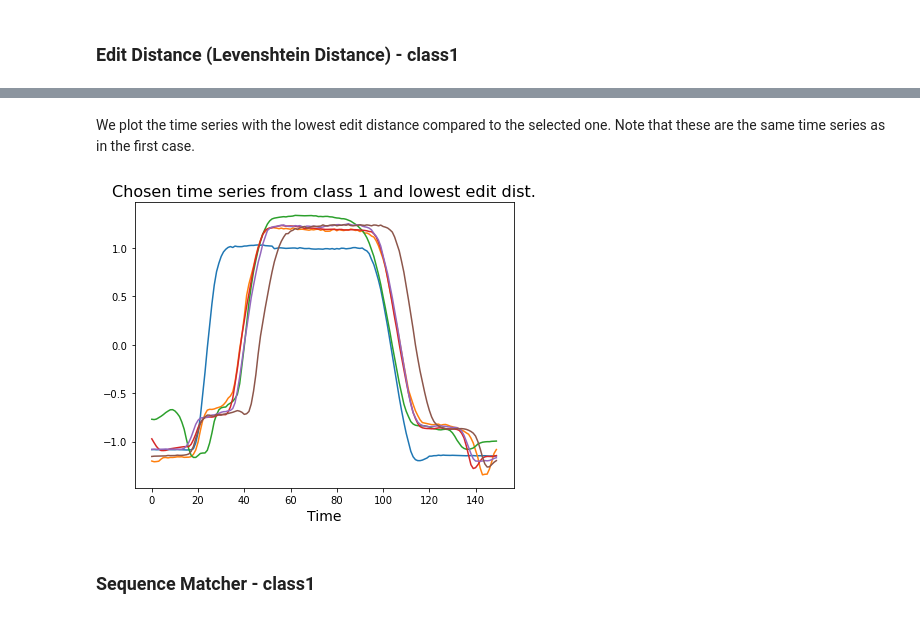
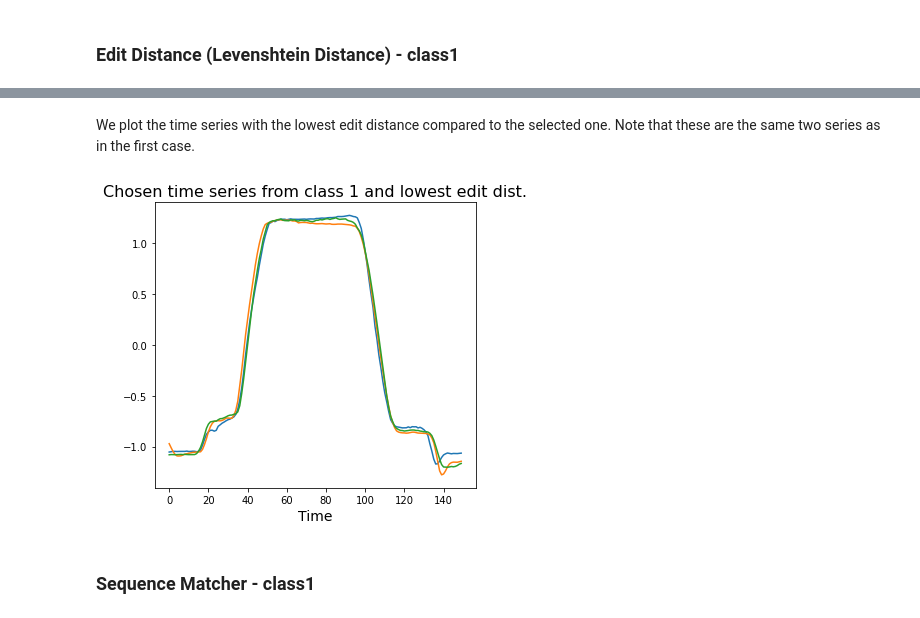
Before and after one commit to backspacer303/naucno-izracunavanje-projekat-2022, a Jupyter notebook: sfa_examples.ipynb, the cells around one changed output, grey strips where cells are left out. Cells and saved outputs as stored; diff of their text form; code cells hidden in the pictures.

```diff
--- a/sfa_examples.ipynb
+++ b/sfa_examples.ipynb
@@ -311,19 +361,16 @@ Edite distance
 # %% [markdown]
-We plot the time series with the lowest edit distance compared to the selected one. Note that these are the same time series as in the first case.
+We plot the time series with the lowest edit distance compared to the selected one. Note that these are the same two series as in the first case.
 # %%
 plt.figure(figsize=(6, 5))
 plt.plot(X[chosen_index], '-')
-plt.plot(X[13], '-')
-plt.plot(X[21], '-')
 plt.plot(X[26], '-')
 plt.plot(X[27], '-')
-plt.plot(X[41], '-')
 plt.xlabel('Time', fontsize=14)
 plt.title('Chosen time series from class 1 and lowest edit dist.', fontsize=16)
 plt.tight_layout()
 plt.show()
 # %% [output]
-[figure, old version]
+[figure, new version]
 # %% [markdown]
 ### Sequence Matcher - class1
 # %%
```
Also changed, not shown: parts of 29 cells of this notebook.
